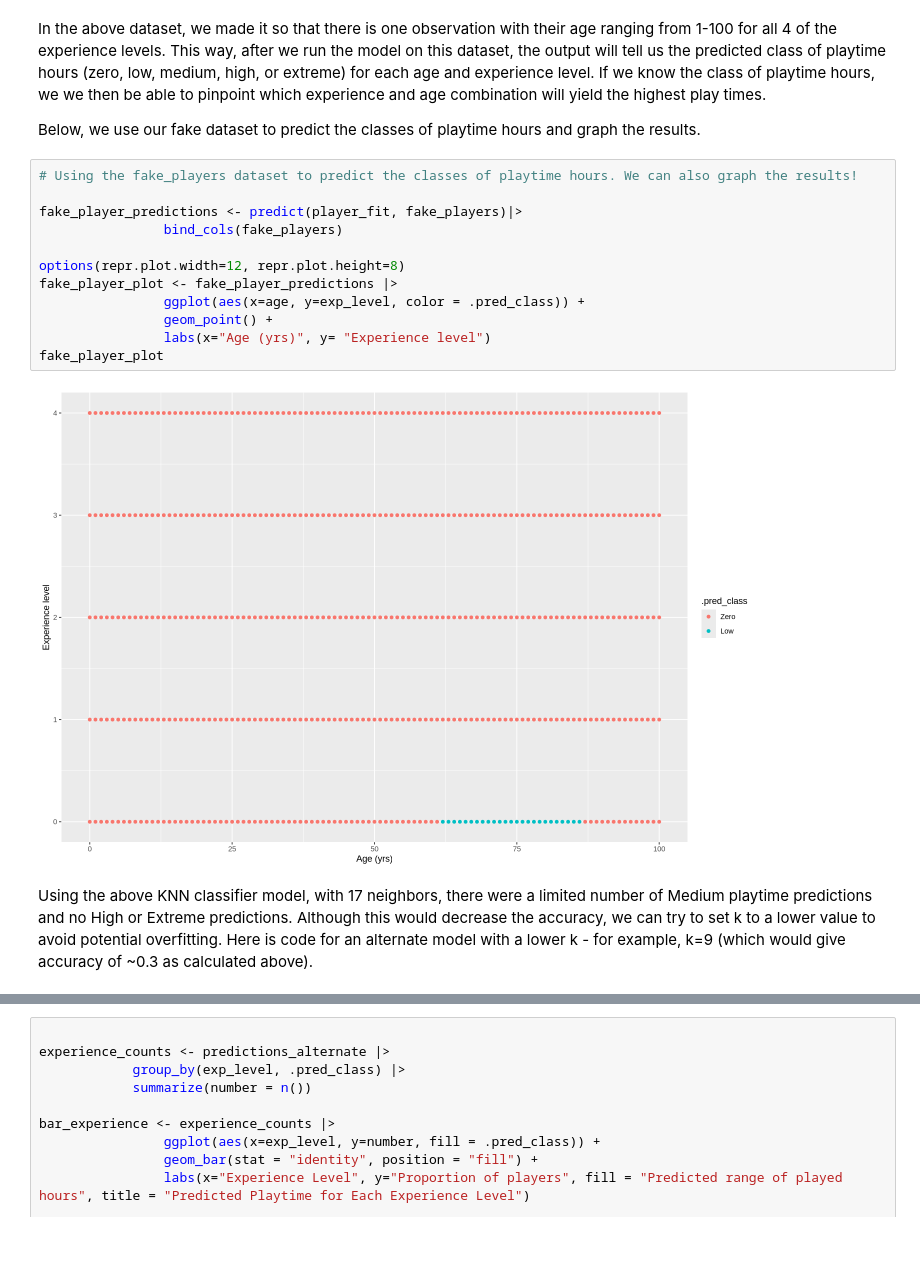
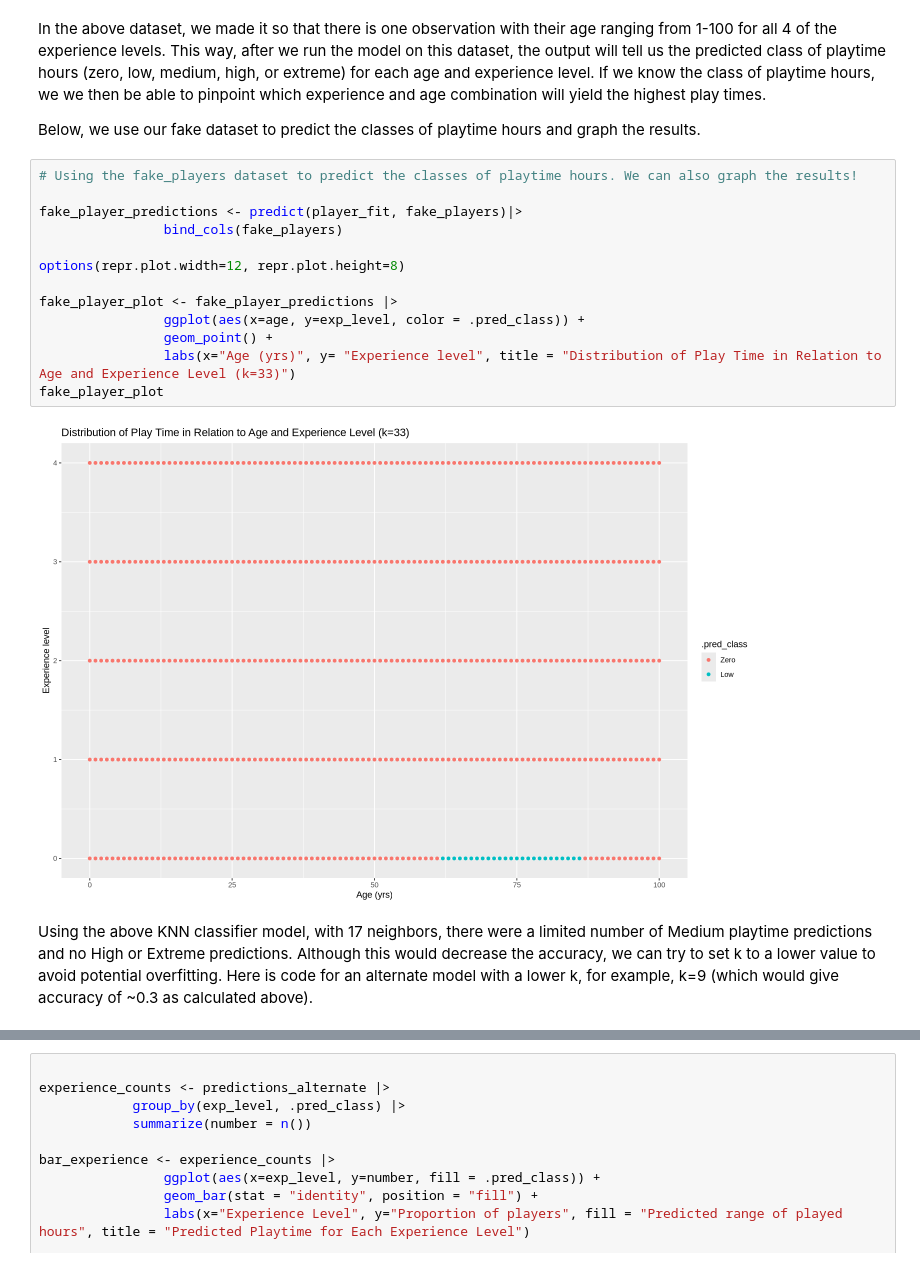
Before and after one commit to amazingk147/DSCI100-Project-Group-42, a Jupyter notebook: project_notebook.ipynb, the cells around one changed output, grey strips where cells are left out. Drawn from its saved outputs; the diff is of its cells as text.

```diff
--- a/project_notebook.ipynb
+++ b/project_notebook.ipynb
@@ -345,18 +350,19 @@ Below, we use our fake dataset to predict the classes of playtime hours and grap
 # %%
 # Using the fake_players dataset to predict the classes of playtime hours. We can also graph the results!
 
 fake_player_predictions <- predict(player_fit, fake_players)|>
                 bind_cols(fake_players)
 
 options(repr.plot.width=12, repr.plot.height=8)
+
 fake_player_plot <- fake_player_predictions |>
                 ggplot(aes(x=age, y=exp_level, color = .pred_class)) +
                 geom_point() +
-                labs(x="Age (yrs)", y= "Experience level")
+                labs(x="Age (yrs)", y= "Experience level", title = "Distribution of Play Time in Relation to Age and Experience Level (k=33)")
 fake_player_plot
 # %% [output]
-[figure, old version]
+[figure, new version]
 # %% [markdown]
 Using the above KNN classifier model, with 17 neighbors, there were a limited number of Medium playtime predictions and no High or Extreme predictions. Although this would decrease the accuracy, we can try to set k to a lower value to avoid potential overfitting.
-Here is code for an alternate model with a lower k - for example, k=9 (which would give accuracy of ~0.3 as calculated above).
+Here is code for an alternate model with a lower k, for example, k=9 (which would give accuracy of ~0.3 as calculated above).
 # %%
```
Also changed, not shown: parts of 7 cells of this notebook.
